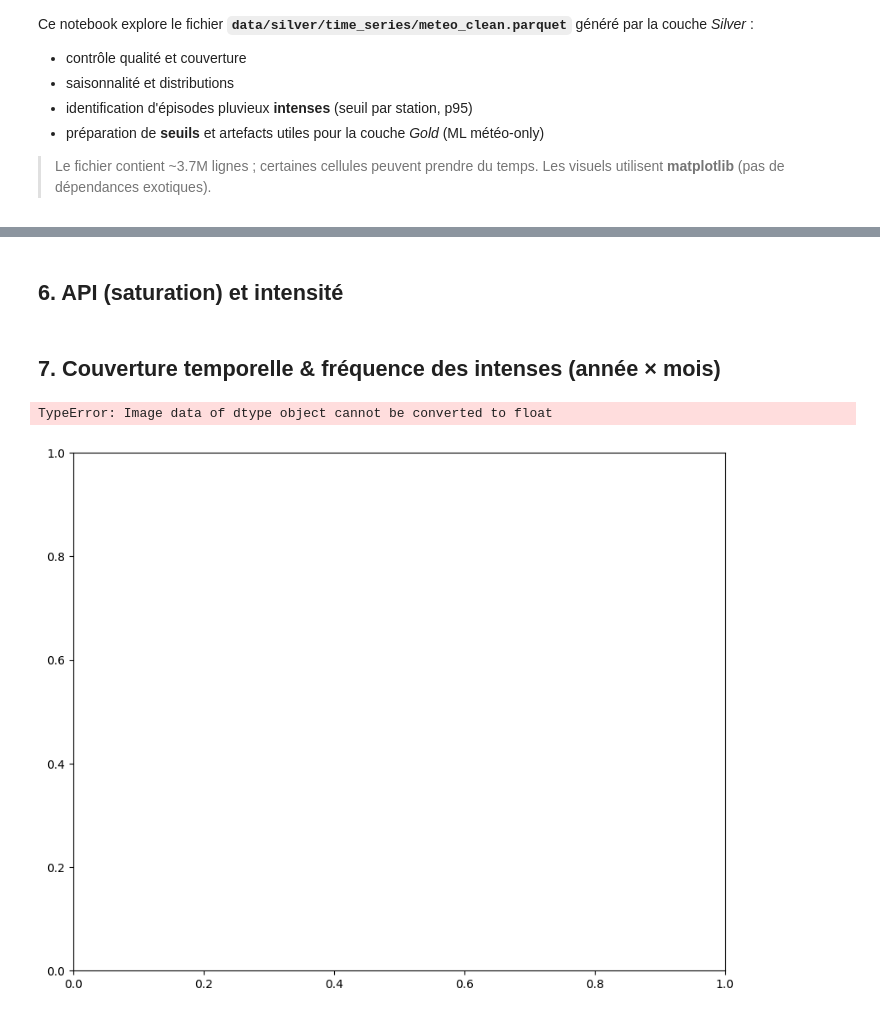
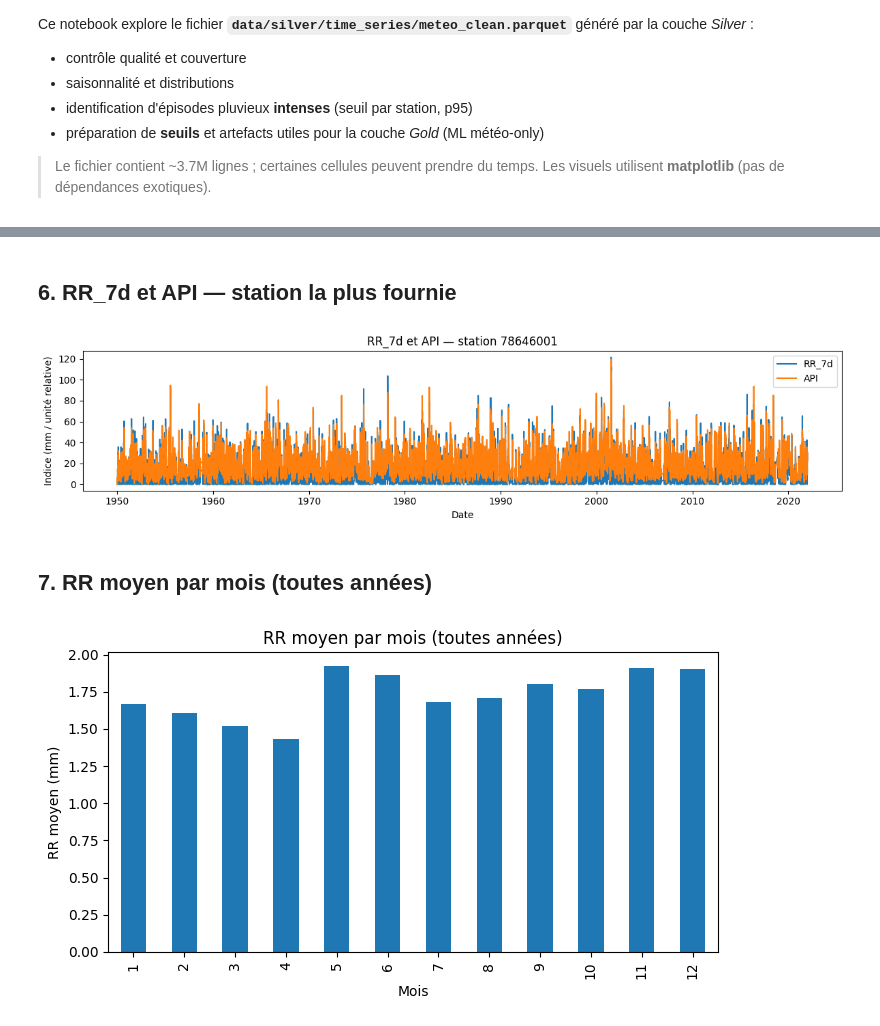
Before and after one commit to brillant972/EFREI_M2-Hackathon, a Jupyter notebook: scripts/EDA_meteo_IDF.ipynb, the cells around one changed output, grey strips where cells are left out. Saved outputs shown, nothing was run; the diff lists cells and outputs as text; code cells hidden in the pictures.

```diff
--- a/scripts/EDA_meteo_IDF.ipynb
+++ b/scripts/EDA_meteo_IDF.ipynb
@@ -215,20 +116,0 @@ thresholds.head()
-# %%
-
-# Marque intense par station
-df = df.merge(thresholds, on="NUM_POSTE", how="left")
-df["is_intense"] = (df["RR"] >= df["rr_p95"]).astype("Int64")
-
-# Fréquence d'intenses par mois (global IDF)
-intense_by_month = df.groupby("month")["is_intense"].mean()
-fig, ax = plt.subplots(figsize=(8,5))
-intense_by_month.plot(ax=ax, marker="o")
-ax.set_title("Part des jours intenses (p95 station) par mois – IDF")
-ax.set_xlabel("Mois"); ax.set_ylabel("Part")
-plt.show()
-
-# Sauvegarde des seuils pour Gold (facultatif)
-out_dir = Path("data/gold"); out_dir.mkdir(parents=True, exist_ok=True)
-(thresholds.reset_index()
-          .rename(columns={"NUM_POSTE":"station"})
-          .to_json(out_dir / "labels_thresholds.json", orient="records", force_ascii=False))
-print("Seuils p95 par station sauvegardés →", out_dir / "labels_thresholds.json")
@@ -238,40 +117,36 @@ Seuils p95 par station sauvegardés → data\gold\labels_thresholds.json
 # %% [markdown]
-## 6. API (saturation) et intensité
+## 6. RR\_7d et API — station la plus fournie
 # %%
+if "NUM_POSTE" in df.columns and ("RR_7d" in df.columns or "API" in df.columns):
+    st = (df.groupby("NUM_POSTE")["date"].count().sort_values(ascending=False).index[0])
+    s = df[df["NUM_POSTE"]==st].sort_values("date")
 
-# Relation simple API vs probabilité d'intense (binning API)
-df_api = df[["API","is_intense"]].dropna().copy()
-df_api["api_bin"] = pd.qcut(df_api["API"], q=10, duplicates="drop")
-prob_by_bin = df_api.groupby("api_bin")["is_intense"].mean()
-
-fig, ax = plt.subplots(figsize=(10,5))
-prob_by_bin.plot(ax=ax, marker="o")
-ax.set_title("Probabilité d'épisode intense en fonction de l'API (déciles)")
-ax.set_xlabel("Déciles d'API"); ax.set_ylabel("Part intense")
-plt.show()
+    plt.figure(figsize=(12,3))
+    if "RR_7d" in s.columns:
+        plt.plot(s["date"], s["RR_7d"], label="RR_7d")
+    if "API" in s.columns:
+        plt.plot(s["date"], s["API"], label="API")
+    plt.title(f"RR_7d et API — station {st}")
+    plt.xlabel("Date")
+    plt.ylabel("Indice (mm / unité relative)")
+    plt.legend()
+    plt.tight_layout()
+    plt.show()
+# %% [output]
+[figure, added]
 # %% [markdown]
-## 7. Couverture temporelle & fréquence des intenses (année × mois)
+## 7. RR moyen par mois (toutes années)
 # %%
+if "RR" in df.columns:
+    monthly = df.groupby("month")["RR"].mean()
 
-df["year_month"] = df["date"].dt.to_period("M").astype(str)
-freq_intense = df.groupby("year_month")["is_intense"].mean().rename("part_intense").to_frame()
-freq_intense = freq_intense.reset_index()
-freq_intense["year"] = freq_intense["year_month"].str[:4].astype(int)
-freq_intense["month"] = freq_intense["year_month"].str[5:7].astype(int)
-
-# Tableau croisé (année x mois) de la part d'intenses
-pivot = freq_intense.pivot(index="year", columns="month", values="part_intense").sort_index()
-
-# Heatmap simple avec imshow (matplotlib pur)
-fig, ax = plt.subplots(figsize=(10,8))
-im = ax.imshow(pivot.values, aspect="auto", interpolation="nearest")
-ax.set_title("Part d'épisodes intenses par année × mois (IDF)")
-ax.set_xlabel("Mois"); ax.set_ylabel("Année")
-ax.set_xticks(range(pivot.shape[1])); ax.set_xticklabels(list(pivot.columns))
-ax.set_yticks(range(pivot.shape[0])); ax.set_yticklabels(list(pivot.index))
-plt.colorbar(im, ax=ax, label="Part intense")
-plt.show()
+    plt.figure(figsize=(7,4))
+    monthly.plot(kind="bar")
+    plt.title("RR moyen par mois (toutes années)")
+    plt.xlabel("Mois")
+    plt.ylabel("RR moyen (mm)")
+    plt.tight_layout()
+    plt.show()
 # %% [output]
-TypeError: Image data of dtype object cannot be converted to float
-[figure, old version]
+[figure, new version]
 # %% [markdown]
```
Also changed, not shown: parts of 23 cells of this notebook, 4 other files.
